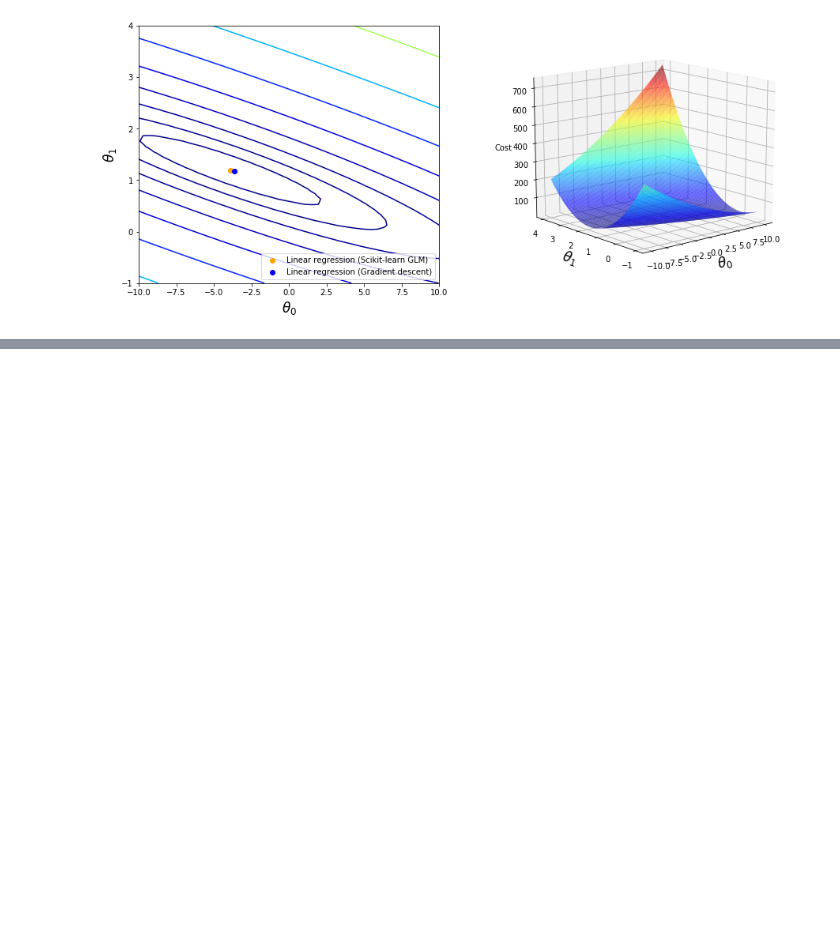
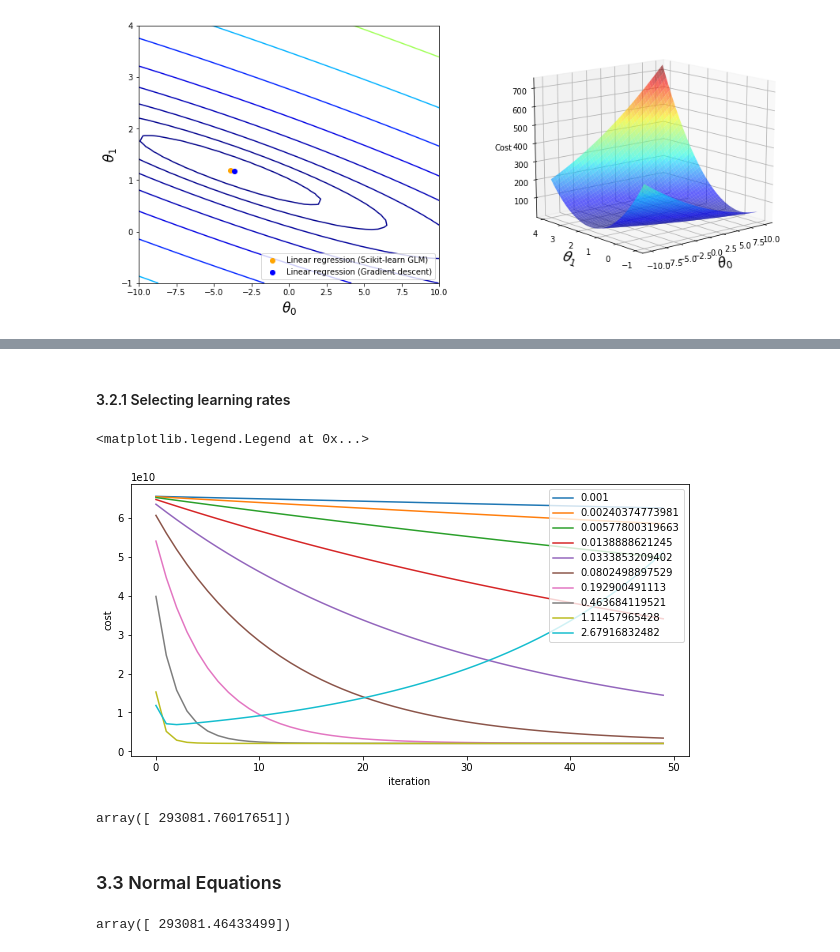
Before and after one commit to vitaminac/maths, a Jupyter notebook: 1 Linear Regression/assignment.ipynb, the cells around one changed output, grey strips where cells are left out. Saved outputs shown, nothing was run; the diff lists cells and outputs as text; code cells hidden in the pictures; blank space fills up the shorter version.

```diff
--- a/1 Linear Regression/assignment.ipynb
+++ b/1 Linear Regression/assignment.ipynb
@@ -182,0 +256,25 @@ cost_fig
+# %% [markdown]
+#### 3.2.1 Selecting learning rates
+# %%
+alpha_choice = plt.figure(figsize=(10, 5))
+ax = alpha_choice.add_subplot(1, 1, 1)
+for i in np.logspace(-3, 0.428, 10):
+    # run gradient descent for about 50 iterations at the chosen learning rate
+    _____theta, his = gradient_descent(scaled_X, y, alpha=i, iterations=50)
+    ax.plot(his, label=str(i))
+
+ax.set_xlabel("iteration")
+ax.set_ylabel("cost")
+ax.legend(loc='upper right')
+# %% [output]
+<matplotlib.legend.Legend at 0x...>
+[figure, added]
+# %%
+# predict the price of a house with 1650 square feet and 3 bedrooms
+x = (np.array([1650, 3]) - features_mean) / features_std
+# you will use value later to check your implementation of the normal equation
+np.concatenate((np.array([1]), x)).dot(theta_sol)
+# %% [output]
+array([ 293081.76017651])
+# %% [markdown]
+### 3.3 Normal Equations
@@ -182,0 +288,7 @@ cost_fig
+# %%
+theta_sol_by_ne = normal_equations(X, y)
+# You should find that gives the almost same predicted price
+# as the value you obtained using the model fit with gradient descent
+np.array([1, 1650, 3]).dot(theta_sol_by_ne)
+# %% [output]
+array([ 293081.46433499])
```
Also changed, not shown: parts of 26 cells of this notebook.
